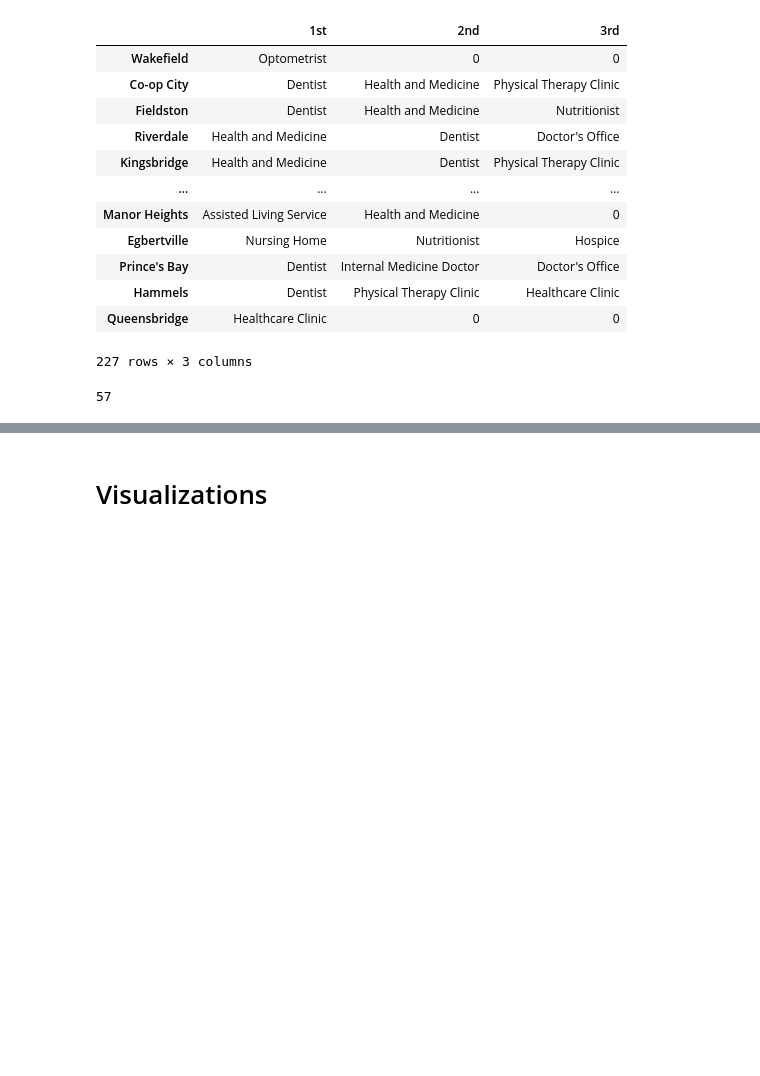
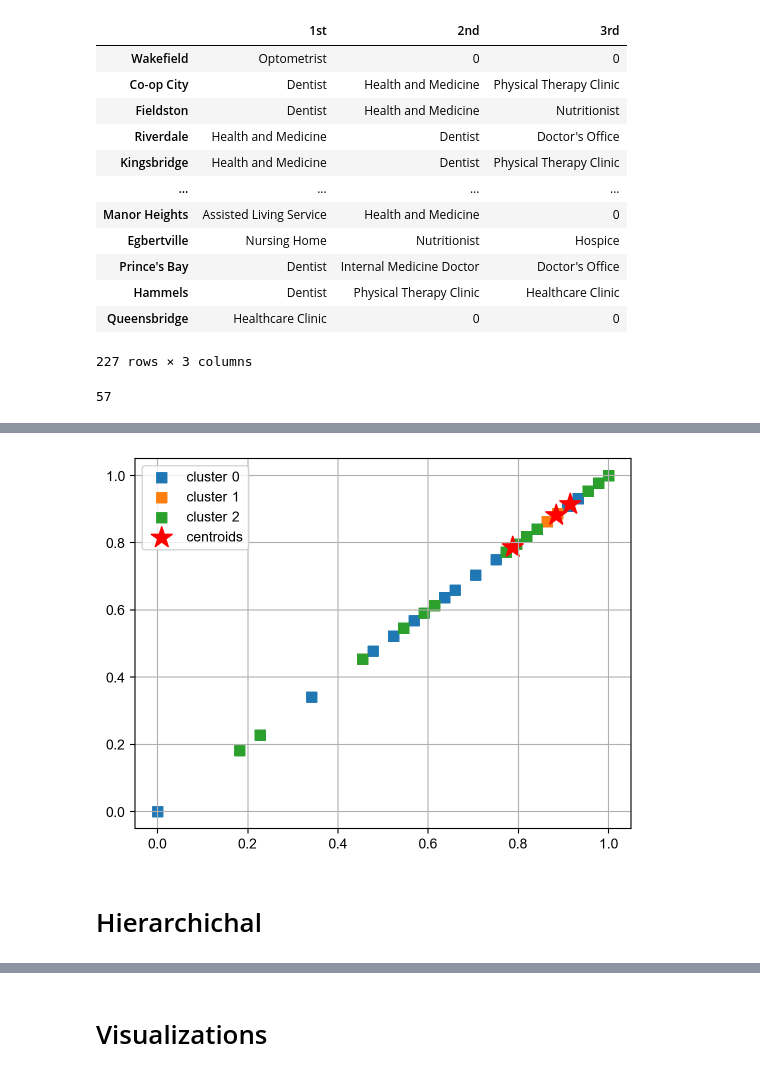
Before and after one commit to edubf22/nyc-neighborhoods, a Jupyter notebook: nyc_healthcare.ipynb, the cells around one changed output, grey strips where cells are left out. Cells and saved outputs as stored; diff of their text form; code cells hidden in the pictures; blank space fills up the shorter version.

```diff
--- a/nyc_healthcare.ipynb
+++ b/nyc_healthcare.ipynb
@@ -215,0 +326,14 @@ df.Category.nunique()
+# %%
+# Instantiate KMeans
+km_v = KMeans(n_clusters=3, # clusters we expected
+            n_init=15, # initial runs
+            random_state=0)
+# %%
+# Fit our data to the model
+tv_km = km_v.fit_predict(tv_scaled)
+# %%
+plot_clusters(tv_scaled.to_numpy(), tv_km, plt_cluster_centers= True)
+# %% [output]
+[figure, added]
+# %% [markdown]
+# Hierarchichal
```
Also changed, not shown: parts of 27 cells of this notebook.
